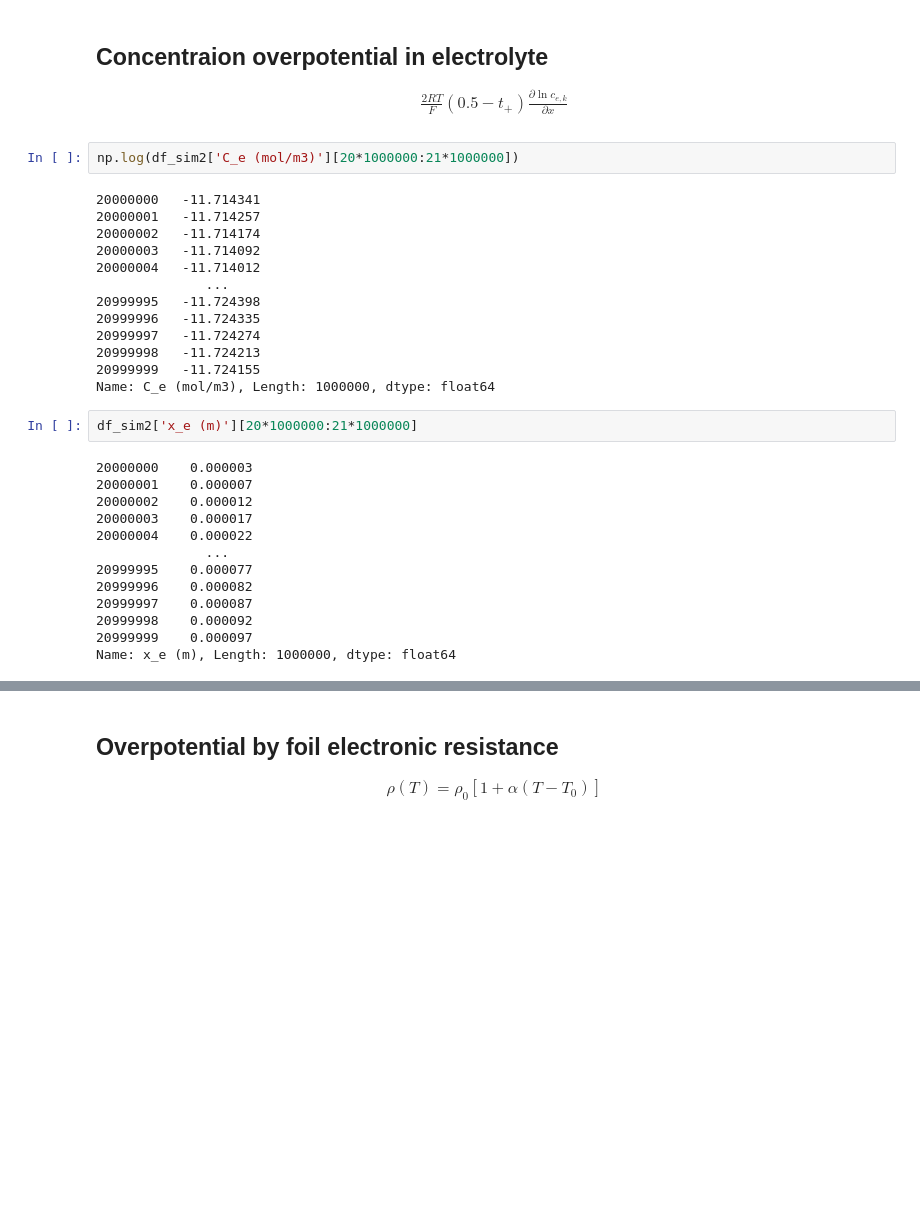
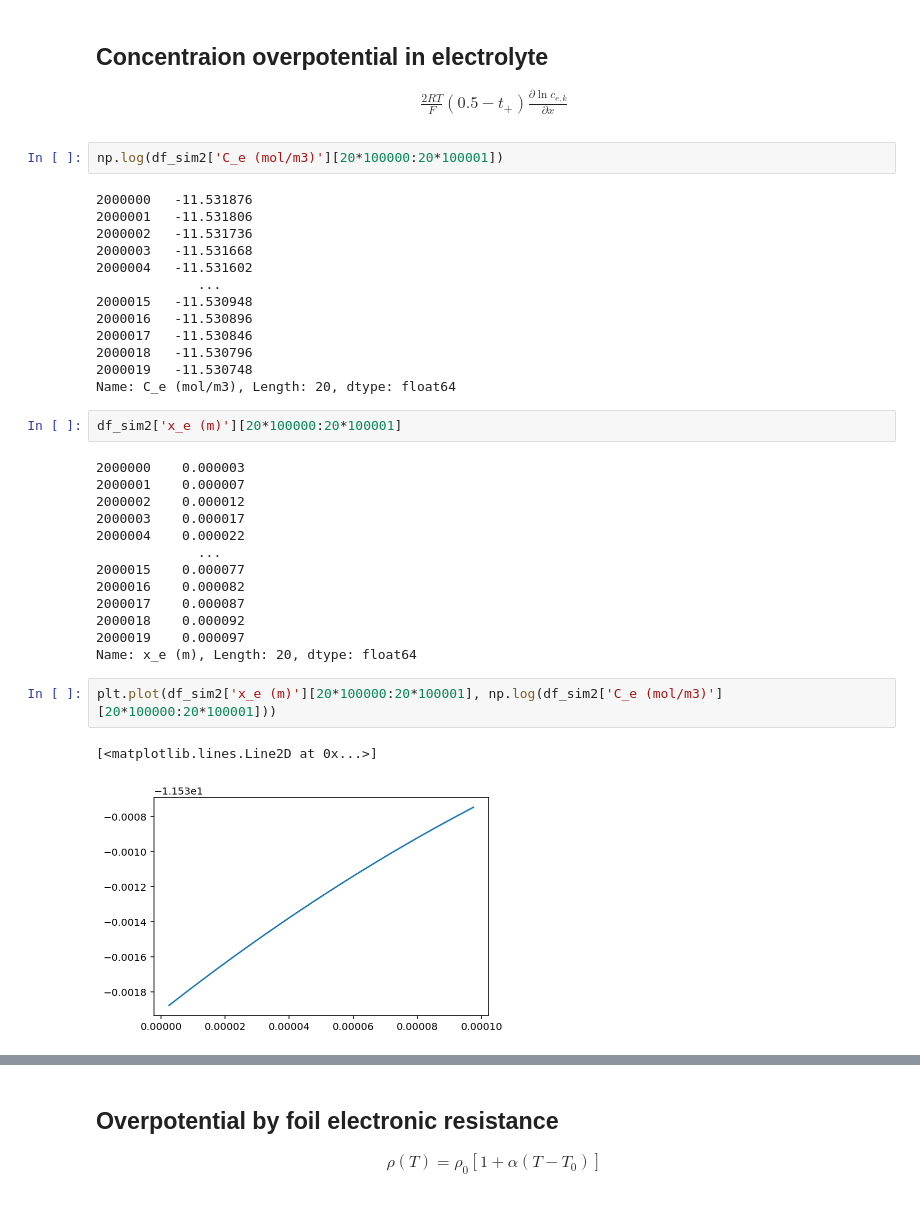
Before and after one commit to TakumaKawahara/BS-StudyGroup, a Jupyter notebook: Model#4/BS_Model#4_ver1.0.ipynb, the cells around one changed output, grey strips where cells are left out. Saved outputs shown, nothing was run; the diff lists cells and outputs as text; blank space fills up the shorter version.

```diff
--- a/Model#4/BS_Model#4_ver1.0.ipynb
+++ b/Model#4/BS_Model#4_ver1.0.ipynb
@@ -1108,33 +1108,38 @@ plt.show()
 \frac{2RT}{F}(0.5-t_+)\frac{\partial \ln c_{e,k}}{\partial x}
 \end{eqnarray*}
 # %%
-np.log(df_sim2['C_e (mol/m3)'][20*1000000:21*1000000])
+np.log(df_sim2['C_e (mol/m3)'][20*100000:20*100001])
 # %% [output]
-20000000   -11.714341
-20000001   -11.714257
-20000002   -11.714174
-20000003   -11.714092
-20000004   -11.714012
-              ...
-20999995   -11.724398
-20999996   -11.724335
-20999997   -11.724274
-20999998   -11.724213
-20999999   -11.724155
-Name: C_e (mol/m3), Length: 1000000, dtype: float64
+2000000   -11.531876
+2000001   -11.531806
+2000002   -11.531736
+2000003   -11.531668
+2000004   -11.531602
+             ...
+2000015   -11.530948
+2000016   -11.530896
+2000017   -11.530846
+2000018   -11.530796
+2000019   -11.530748
+Name: C_e (mol/m3), Length: 20, dtype: float64
 # %%
-df_sim2['x_e (m)'][20*1000000:21*1000000]
+df_sim2['x_e (m)'][20*100000:20*100001]
 # %% [output]
-20000000    0.000003
-20000001    0.000007
-20000002    0.000012
-20000003    0.000017
-20000004    0.000022
-              ...
-20999995    0.000077
-20999996    0.000082
-20999997    0.000087
-20999998    0.000092
-20999999    0.000097
-Name: x_e (m), Length: 1000000, dtype: float64
+2000000    0.000003
+2000001    0.000007
+2000002    0.000012
+2000003    0.000017
+2000004    0.000022
+             ...
+2000015    0.000077
+2000016    0.000082
+2000017    0.000087
+2000018    0.000092
+2000019    0.000097
+Name: x_e (m), Length: 20, dtype: float64
+# %%
+plt.plot(df_sim2['x_e (m)'][20*100000:20*100001], np.log(df_sim2['C_e (mol/m3)'][20*100000:20*100001]))
+# %% [output]
+[<matplotlib.lines.Line2D at 0x...>]
+[figure, added]
 # %%
```
Also changed, not shown: parts of 5 cells of this notebook.
